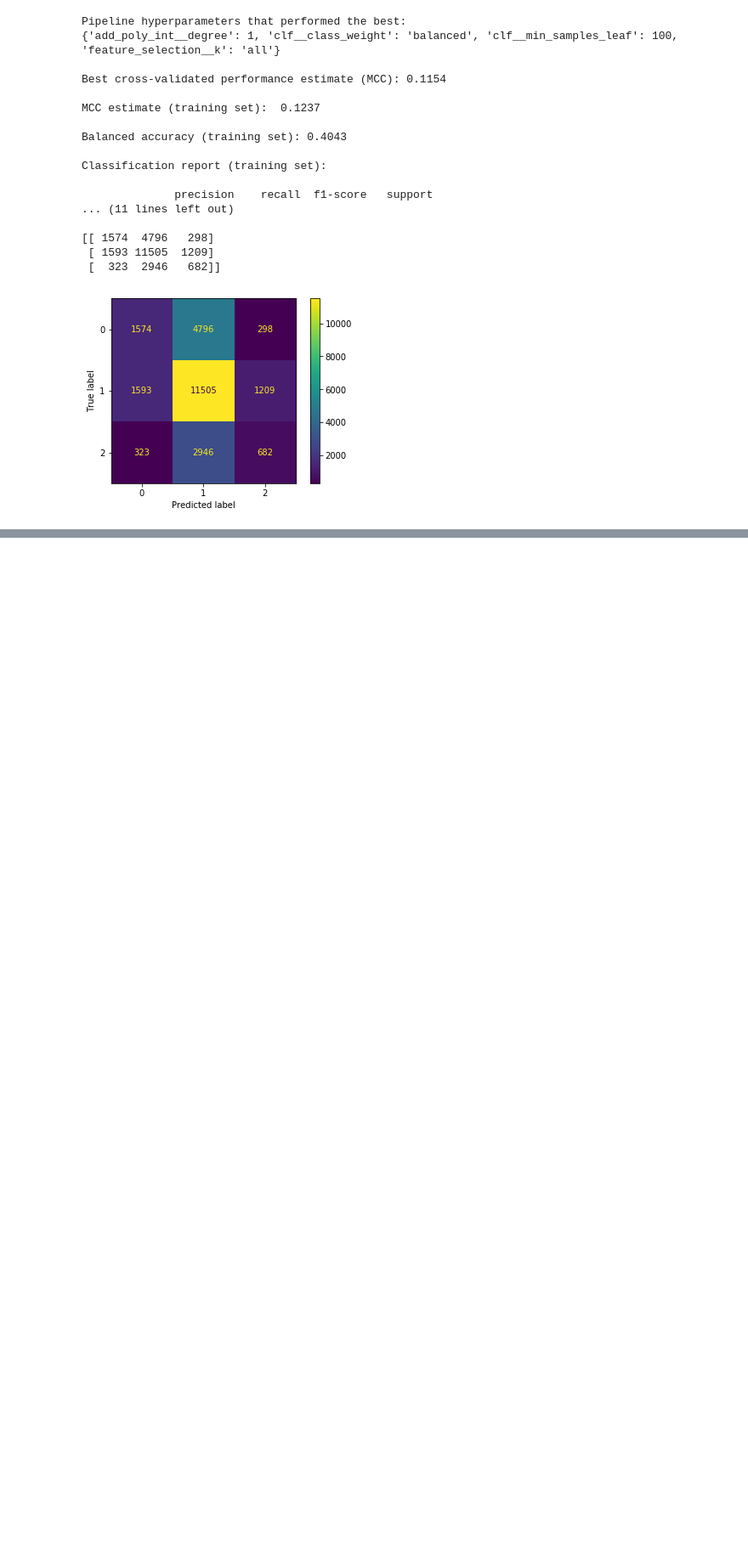
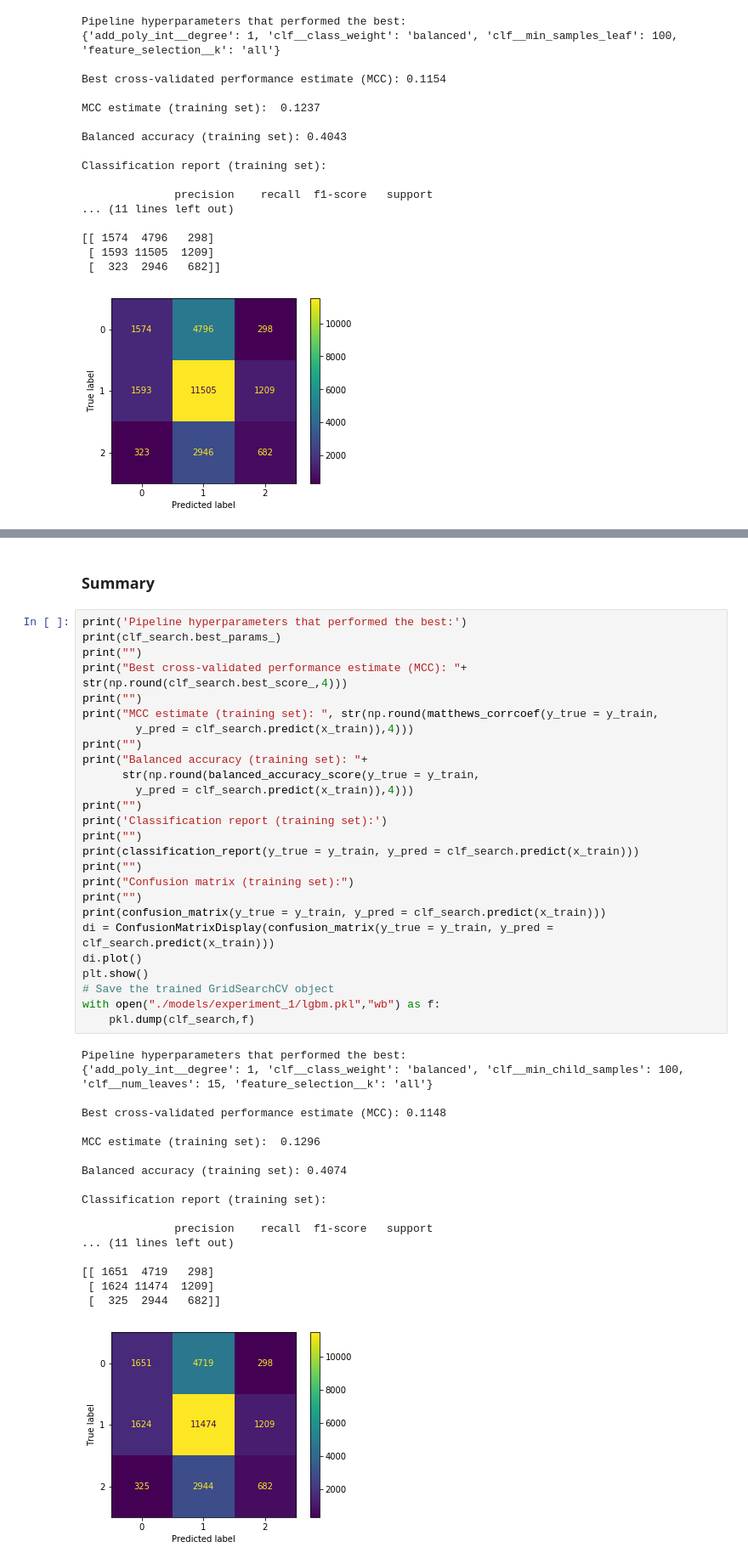
Before and after one commit to ayguno/complexity-of-510k-submissions, a Jupyter notebook: experimentation/experiment_1.ipynb, the cells around one changed output, grey strips where cells are left out. Shown at 85% size. Drawn from its saved outputs; the diff is of its cells as text; blank space fills up the shorter version.

```diff
--- a/experimentation/experiment_1.ipynb
+++ b/experimentation/experiment_1.ipynb
@@ -448,0 +550,47 @@ Classification report (training set):
+# %% [markdown]
+### Summary
+# %%
+print('Pipeline hyperparameters that performed the best:')
+print(clf_search.best_params_)
+print("")
+print("Best cross-validated performance estimate (MCC): "+ str(np.round(clf_search.best_score_,4)))
+print("")
+print("MCC estimate (training set): ", str(np.round(matthews_corrcoef(y_true = y_train,
+        y_pred = clf_search.predict(x_train)),4)))
+print("")
+print("Balanced accuracy (training set): "+
+      str(np.round(balanced_accuracy_score(y_true = y_train,
+        y_pred = clf_search.predict(x_train)),4)))
+print("")
+print('Classification report (training set):')
+print("")
+print(classification_report(y_true = y_train, y_pred = clf_search.predict(x_train)))
+print("")
+print("Confusion matrix (training set):")
+print("")
+print(confusion_matrix(y_true = y_train, y_pred = clf_search.predict(x_train)))
+di = ConfusionMatrixDisplay(confusion_matrix(y_true = y_train, y_pred = clf_search.predict(x_train)))
+di.plot()
+plt.show()
+# Save the trained GridSearchCV object
+with open("./models/experiment_1/lgbm.pkl","wb") as f:
+    pkl.dump(clf_search,f)
+# %% [output]
+Pipeline hyperparameters that performed the best:
+{'add_poly_int__degree': 1, 'clf__class_weight': 'balanced', 'clf__min_child_samples': 100, 'clf__num_leaves': 15, 'feature_selection__k': 'all'}
+
+Best cross-validated performance estimate (MCC): 0.1148
+
+MCC estimate (training set):  0.1296
+
+Balanced accuracy (training set): 0.4074
+
+Classification report (training set):
+
+              precision    recall  f1-score   support
+... (11 lines left out)
+
+[[ 1651  4719   298]
+ [ 1624 11474  1209]
+ [  325  2944   682]]
+[figure, added]
```
Also changed, not shown: parts of 4 cells of this notebook.
